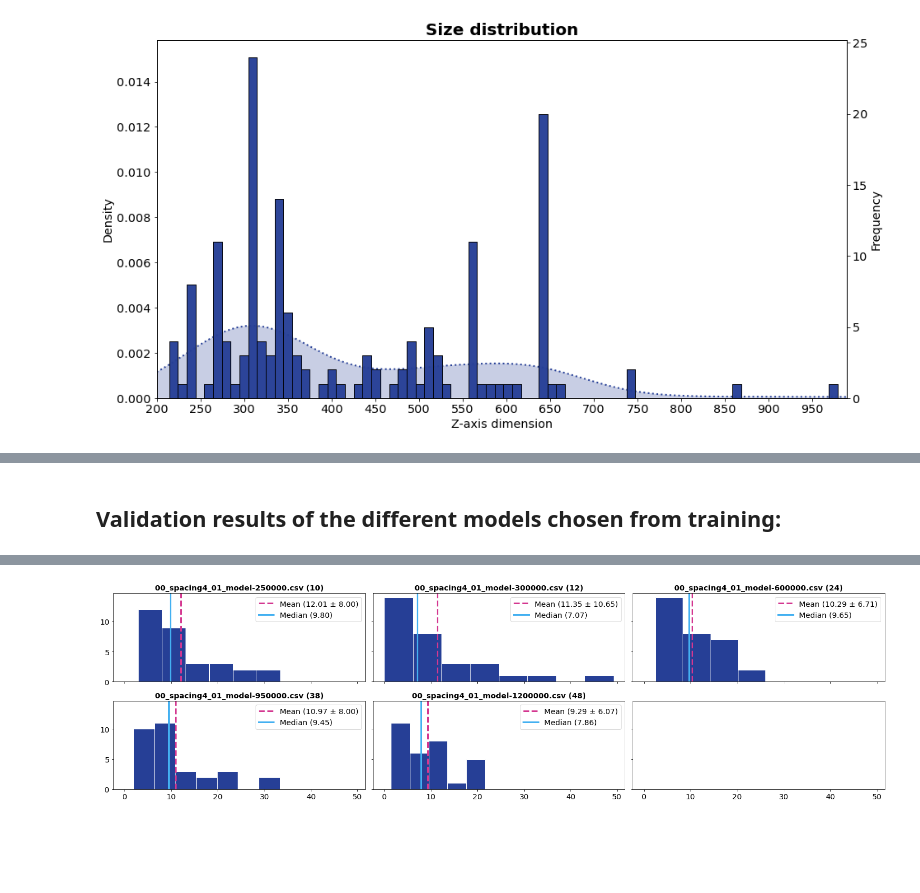
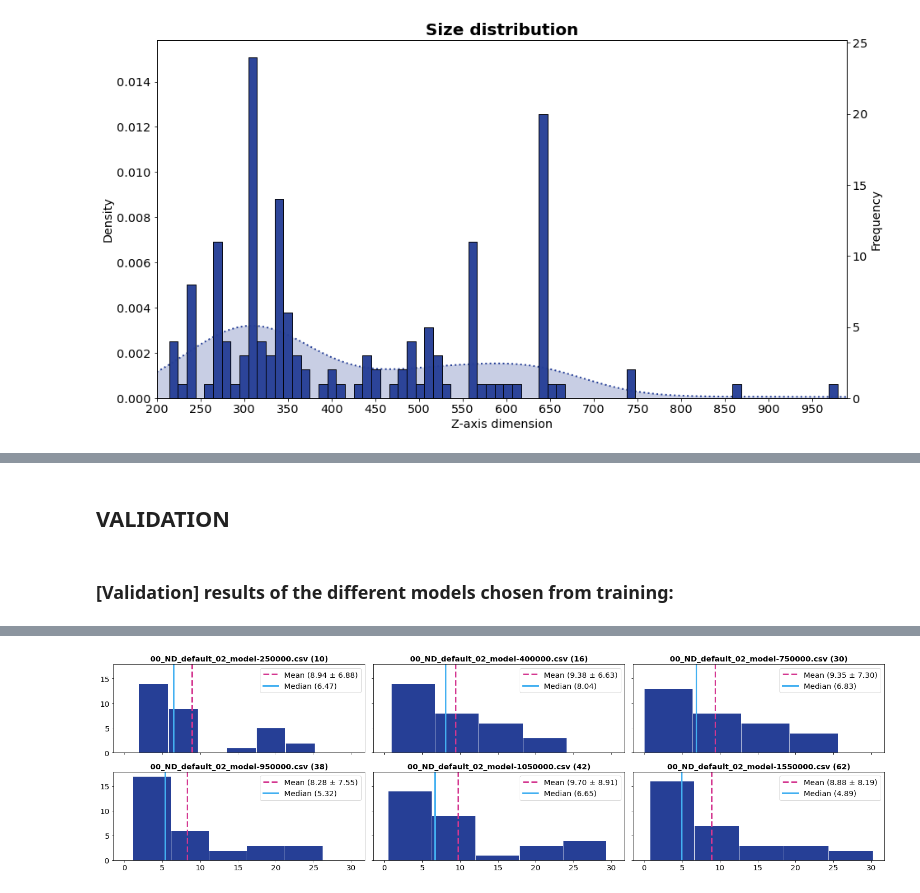
Before and after one commit to marcos-mc/RL_landmark_detection_for_cardiac_applications, a Jupyter notebook: Evaluation/LAA/LAA_Eval_model.ipynb, the cells around one changed output, grey strips where cells are left out. Cells and saved outputs as stored; diff of their text form; code cells hidden in the pictures; blank space fills up the shorter version.

```diff
--- a/Evaluation/LAA/LAA_Eval_model.ipynb
+++ b/Evaluation/LAA/LAA_Eval_model.ipynb
@@ -84,7 +87,7 @@ models_names = {0:['default','spacing4','ND_default'],
                 2:['default','ND_default']}
 
 num = 0 # Landmark number
-indx = 1 # Number of try
+indx = 2 # Number of try
 windowsize = 10
 centered = True
 filepath = f'/content/drive/My Drive/TFM/Data_models_TFM/LAA/LM_{num:02d}/{models_names[num][indx]}/stats.json'
@@ -199,5 +204,7 @@ best_reg_names
+# %% [markdown]
+## VALIDATION
 # %% [markdown]
-## Validation results of the different models chosen from training:
+### [Validation] results of the different models chosen from training:
 # %%
 display(Javascript('''google.colab.output.setIframeHeight(0, true, {maxHeight: 5000})'''))
 
@@ -213,10 +220,13 @@ logs = {0:[['00_default_00_model-250000.csv',
             '00_spacing4_01_model-950000.csv',
             '00_spacing4_01_model-1200000.csv'],
 
-           ['00_ND_default_02_model-200000.csv',
+           ['00_ND_default_02_model-250000.csv',
             '00_ND_default_02_model-400000.csv',
-            '00_ND_default_02_model-650000.csv']
-            ],
+            '00_ND_default_02_model-750000.csv',
+            '00_ND_default_02_model-950000.csv',
+            '00_ND_default_02_model-1050000.csv',
+            '00_ND_default_02_model-1550000.csv']
+           ],
 
         1:[['01_default_00_model-250000.csv',
             '01_default_00_model-450000.csv',
@@ -281,34 +291,34 @@ logs_filepath = '/content/drive/My Drive/TFM/Data_models_TFM/LAA/Logs/'
 dict_results = {}
 
 # Reading the logs:
 for it, log_name in enumerate(log_names):
 
   epoch_num = ((int)(log_name.split('-')[1].split('.')[0]))//25000
 
   results.append(pd.read_csv(logs_filepath+log_name))
   results[it].set_index('idx_num')
   model_mean = results[it]['distance_error'].mean()
   model_std = results[it]['distance_error'].std()
   model_median = results[it]['distance_error'].median()
   model_mean_score = results[it]['score'].median()
   model_max_dist = results[it]['distance_error'].max()
   dict_results[f"{epoch_num}"] = [model_mean,model_std,model_median,model_mean_score,model_max_dist]
 
   #Distribution Plot
   sns.distplot(results[it]['distance_error'], ax=ax_hist[it],kde=False,rug=False,norm_hist=False,
                rug_kws={"color": "#057DCD","linewidth": 2,"height":0.03},
                hist_kws={"histtype": "barstacked", "linewidth": 1, "rwidth":None,
                             "alpha": 1, "color": barcolor, 'edgecolor':"#FFFFFF"}).set_title( log_name + f' ({epoch_num})' ,fontweight='bold')
   ax_hist[it].axvline(model_mean, color=meancolor, linestyle='--',linewidth = 3,label= f'Mean ({model_mean:.2f} \xb1 {model_std:.2f})')
   ax_hist[it].axvline(model_median, color=medcolor, linestyle='-',linewidth = 3,label= f'Median ({model_median:.2f})')
   ax_hist[it].legend()
   ax_hist[it].set(xlabel='')
 
 fig.tight_layout()
 plt.show()
 # %% [output]
 [interactive output not drawn]
-[figure, old version]
+[figure, new version]
 # %%
 validation_results = pd.DataFrame.from_dict(dict_results,orient='index', columns=['mean_distance', 'dist_std','dist_median','mean_score','max_distance'])
 validation_results['weighted_value'] =  validation_results.apply(lambda row: \
```
Also changed, not shown: parts of 26 cells of this notebook, 7 other files.
